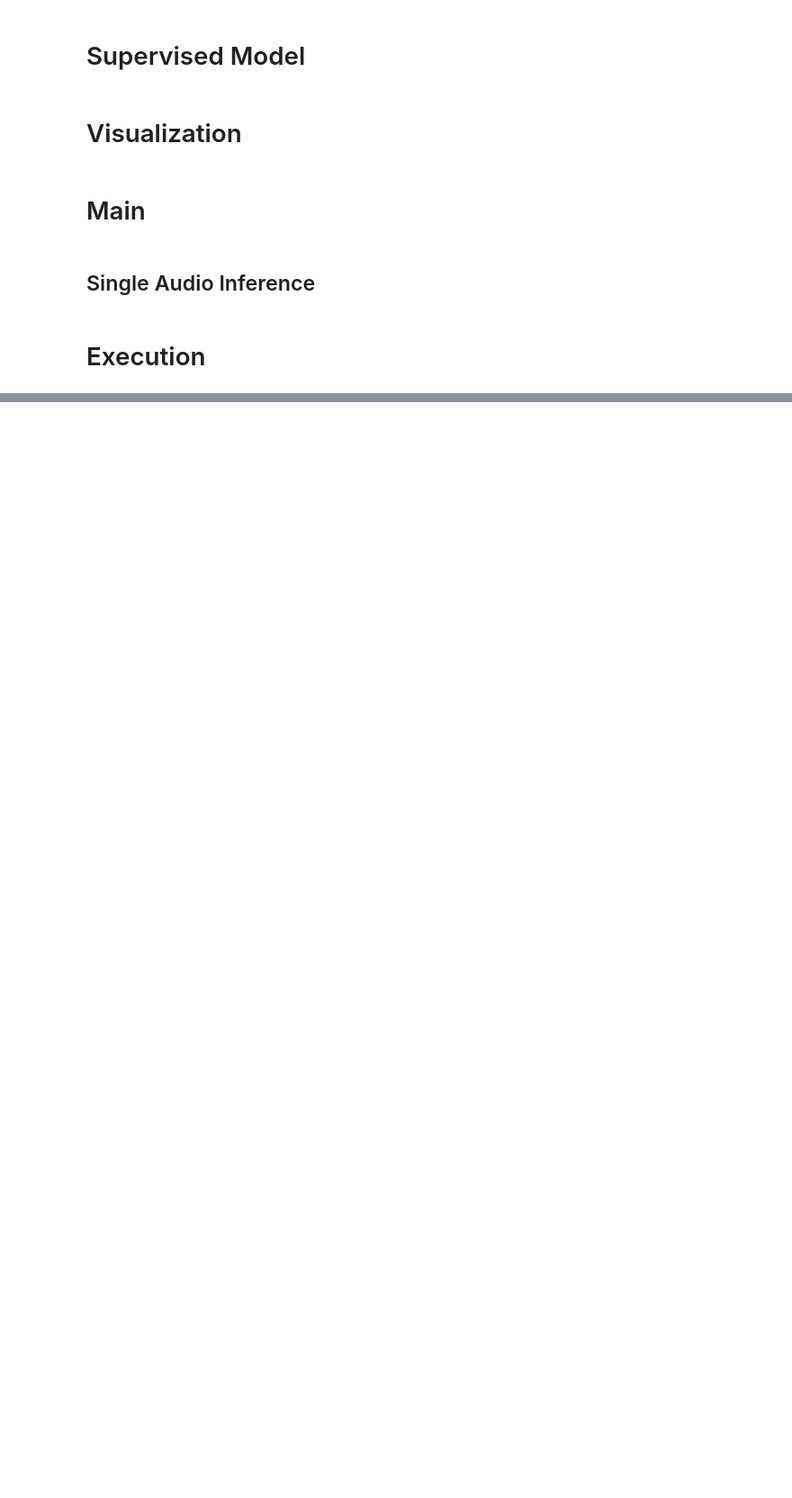
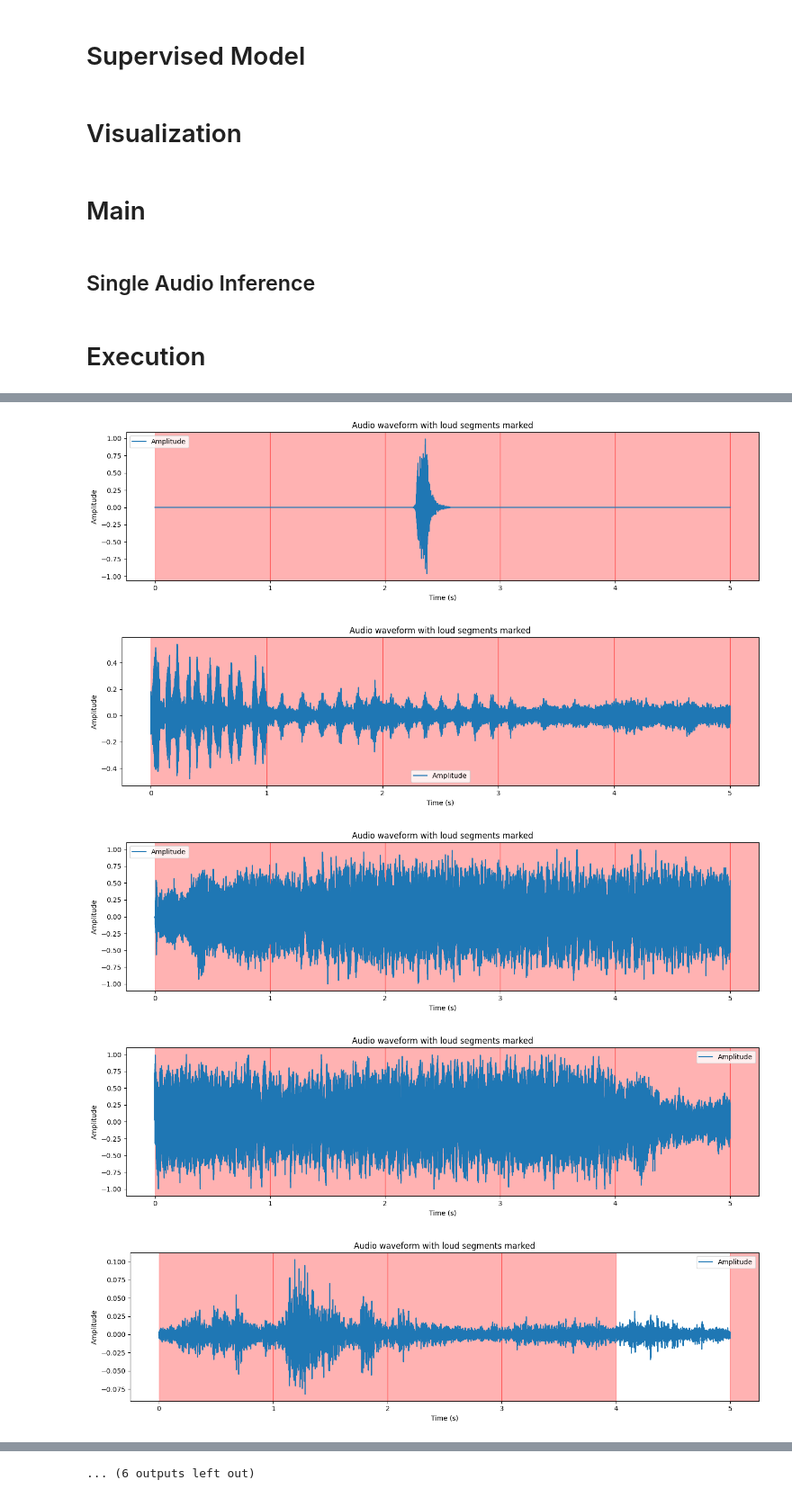
Before and after one commit to FathanAM0/Dasar-Kecerdasan-Artificial_Tugas-Besar, a Jupyter notebook: code_Main.ipynb, the cells around one changed output, grey strips where cells are left out. Shown at 90% size. Cells and saved outputs as stored; diff of their text form; code cells hidden in the pictures; blank space fills up the shorter version.

```diff
--- a/code_Main.ipynb
+++ b/code_Main.ipynb
@@ -186,0 +116,14 @@ def fuzzy_sugeno(rms_val, zcr_val, system=None):
+# %%
+def fuzzify_rms(val):
+    return {
+        'low': sigmf(val, RMS_LOW_C, RMS_LOW_S),
+        'medium': gaussmf(val, RMS_MEDIUM_M, RMS_MEDIUM_S),
+        'high': sigmf(val, RMS_HIGH_C, RMS_HIGH_S)
+    }
+
+def fuzzify_zcr(val):
+    return {
+        'infrequent': sigmf(val, ZCR_INFREQ_C, ZCR_INFREQ_S),
+        'moderate': gaussmf(val, ZCR_MODERATE_M, ZCR_MODERATE_S),
+        'frequent': sigmf(val, ZCR_FREQ_C, ZCR_FREQ_S)
+    }
@@ -271,0 +296,16 @@ plot_audio_with_loud_segments(audio_path, hasil_inferensi)
+# %%
+import os
+
+audio_path = r"C:\Users\Lulay\Documents\GitHub\Dasar-Kecerdasan-Artificial_Tugas-Besar\Dataset\noise-audio-data"
+option_fis = "mamdani"
+option_sm = "cnn"
+
+for file in os.listdir(audio_path):
+    hasil_inferensi = single_inference(f"{audio_path}/{file}", option_fis, option_sm)
+    plot_audio_with_loud_segments(f"{audio_path}/{file}", hasil_inferensi)
+# %% [output]
+[figure, added]
+[figure, added]
+[figure, added]
+[figure, added]
+[figure, added]
@@ -271,0 +319 @@ plot_audio_with_loud_segments(audio_path, hasil_inferensi)
+... (6 outputs left out)
```
Also changed, not shown: parts of 20 cells of this notebook, 1 other file.
